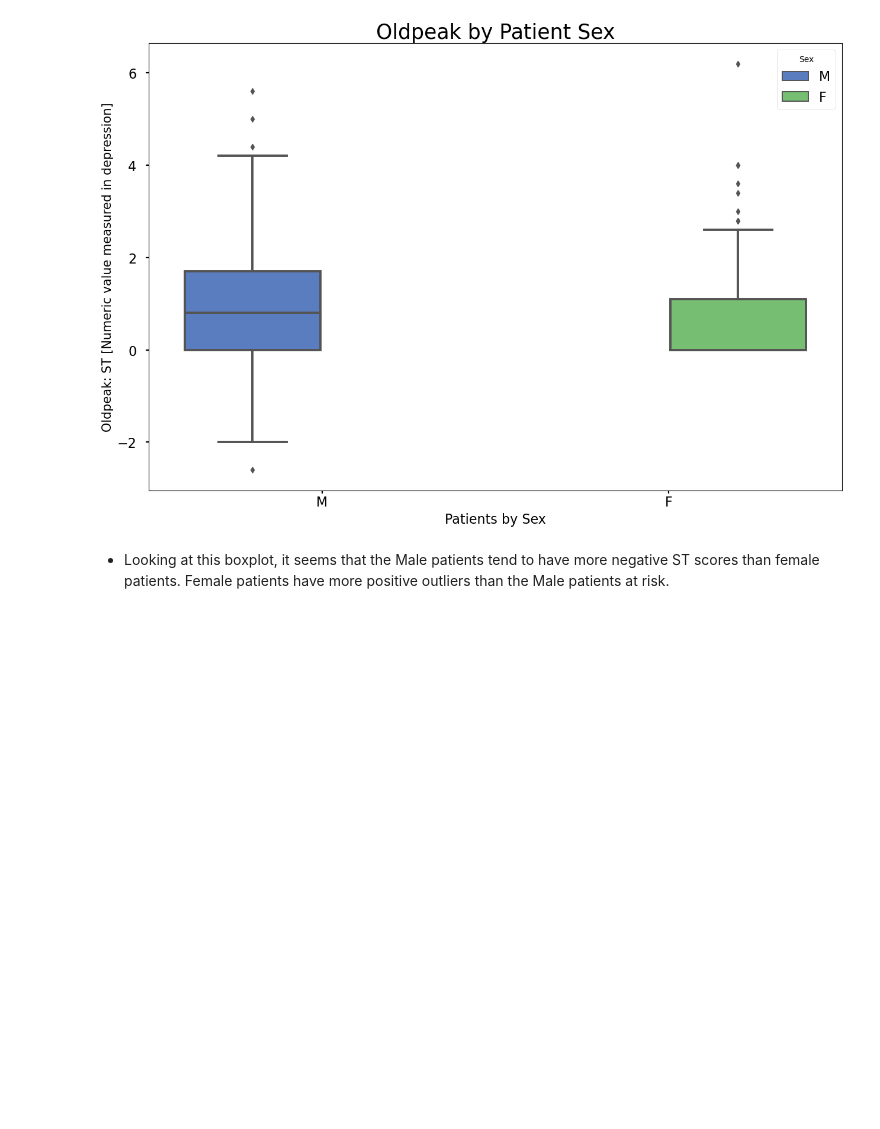
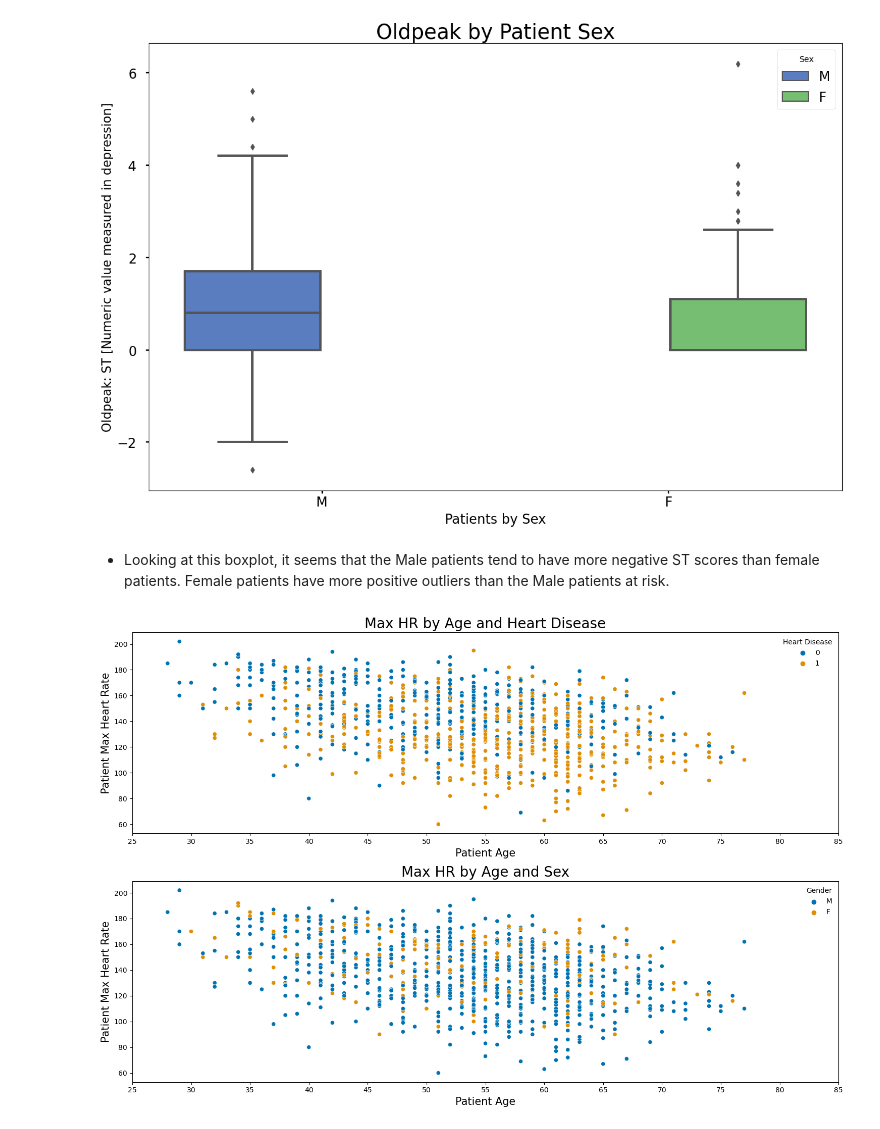
Before and after one commit to zeekwired/Project-2, a Jupyter notebook: Project 2.ipynb, the cells around one changed output. Cells and saved outputs as stored; diff of their text form; code cells hidden in the pictures; blank space fills up the shorter version.

```diff
--- a/Project 2.ipynb
+++ b/Project 2.ipynb
@@ -203,3 +203,24 @@ with plt.style.context(['seaborn-muted', 'seaborn-poster']):
 [figure]
 # %% [markdown]
 - Looking at this boxplot, it seems that the Male patients tend to have more negative ST scores than female patients. Female patients have more positive outliers than the Male patients at risk.
+# %%
+with plt.style.context('seaborn-muted'):
+    fig, ax = plt.subplots(2,1, figsize=(15,10))
+    sns.scatterplot(data=df_copy, x='Age', y='MaxHR', hue='HeartDisease', ax=ax[0], palette='colorblind')
+    ax[0].set_title('Max HR by Age and Heart Disease', fontsize=20)
+    ax[0].set_xlabel('Patient Age', fontsize=15)
+    ax[0].set_xticks(range(25, 90, 5))
+    ax[0].set_ylabel('Patient Max Heart Rate', fontsize=15)
+    ax[0].legend(title='Heart Disease', frameon=False)
+
+    sns.scatterplot(data=df_copy, x='Age', y='MaxHR', hue='Sex', ax=ax[1], palette='colorblind')
+    ax[1].set_title('Max HR by Age and Sex', fontsize=20)
+    ax[1].set_xlabel('Patient Age', fontsize=15)
+    ax[1].set_xticks(range(25, 90, 5))
+    ax[1].set_ylabel('Patient Max Heart Rate', fontsize=15)
+    ax[1].legend(title='Gender', frameon=False)
+
+plt.tight_layout()
+plt.show();
+# %% [output]
+[figure, added]
```
Also changed, not shown: parts of 3 cells of this notebook.
